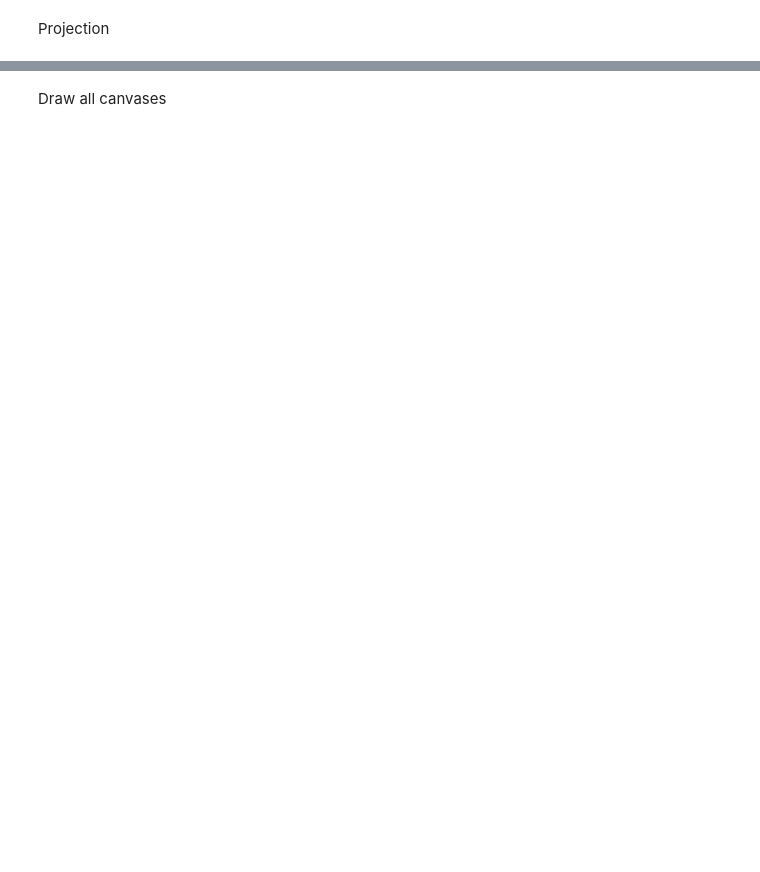
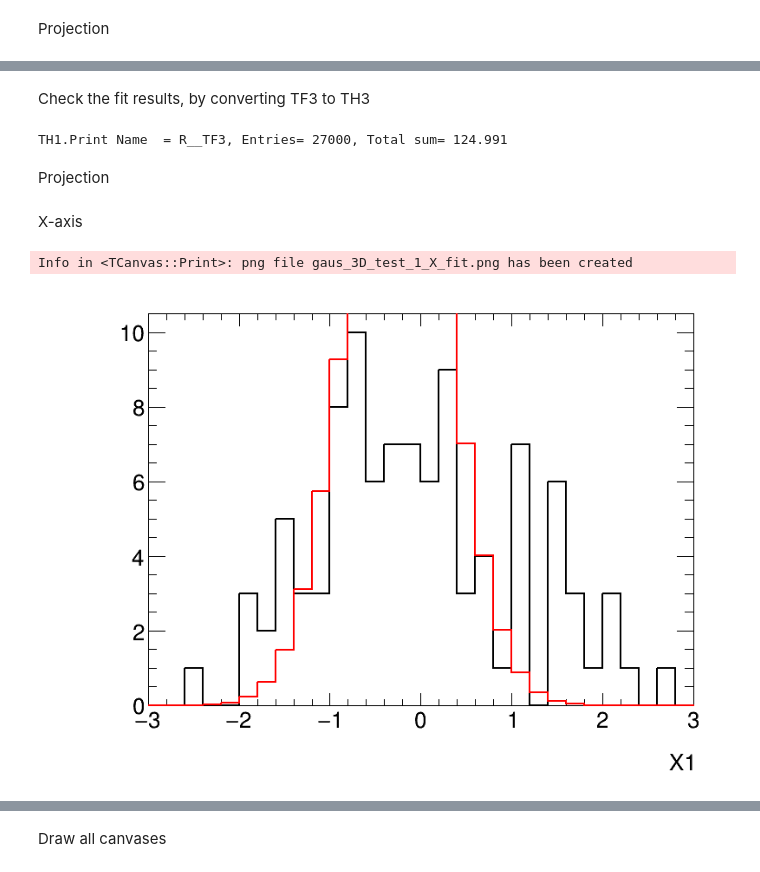
Before and after one commit to LailinXu/hepstat-tutorial, a Jupyter notebook: Fitting/rpc_reso_fit.py.nbconvert.ipynb, the cells around one changed output, grey strips where cells are left out. Cells and saved outputs as stored; diff of their text form; code cells hidden in the pictures; blank space fills up the shorter version.

```diff
--- a/Fitting/rpc_reso_fit.py.nbconvert.ipynb
+++ b/Fitting/rpc_reso_fit.py.nbconvert.ipynb
@@ -167,0 +186,38 @@ Info in <TCanvas::Print>: png file gaus_3D_test_2.png has been created
+# %% [markdown]
+Check the fit results, by converting TF3 to TH3
+# %%
+hf = g_s.CreateHistogram()
+npx = g_s.GetNpx()
+npy = g_s.GetNpy()
+npz = g_s.GetNpz()
+for ix in range(1, npx+1):
+  vx = hf.GetXaxis().GetBinCenter(ix)
+  for iy in range(1, npy+1):
+    vy = hf.GetYaxis().GetBinCenter(iy)
+    for iz in range(1, npz+1):
+      vz = hf.GetZaxis().GetBinCenter(iz)
+      vf = g_s.Eval(vx, vy, vz)
+      hf.SetBinContent(ix, iy, iz, vf)
+
+hf.Print()
+# %% [output]
+TH1.Print Name  = R__TF3, Entries= 27000, Total sum= 124.991
+# %% [markdown]
+Projection
+# %%
+hfx = hf.ProjectionX()
+hfy = hf.ProjectionY()
+hfz = hf.ProjectionZ()
+# %% [markdown]
+X-axis
+# %%
+myc.Clear()
+hx.Rebin()
+hx.Draw()
+hfx.SetLineColor(2)
+hfx.Draw("same")
+myc.Draw()
+myc.SaveAs("{0}_1_X_fit.png".format(pname))
+# %% [output]
+Info in <TCanvas::Print>: png file gaus_3D_test_1_X_fit.png has been created
+[figure, added]
```
Also changed, not shown: parts of 20 cells of this notebook, 1 other file.
